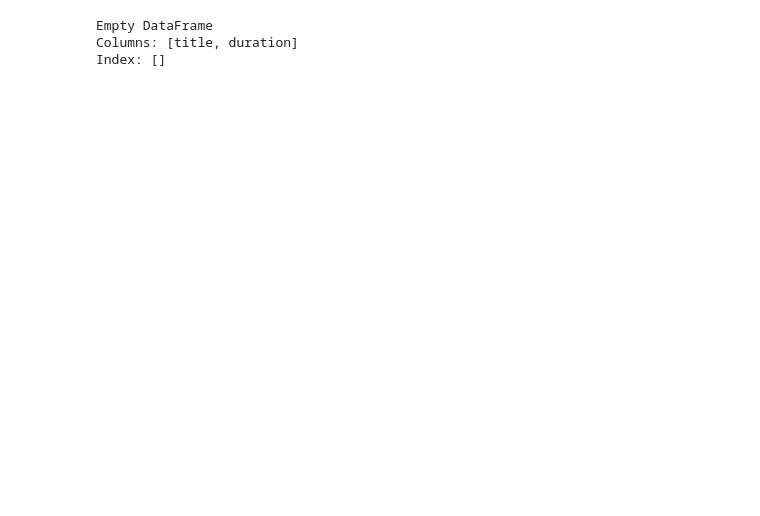
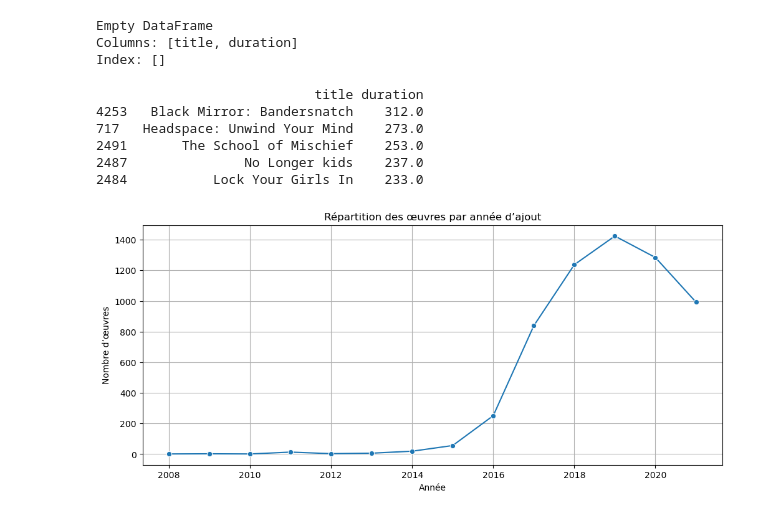
Before and after one commit to RayanneSadek/netflix-insights, a Jupyter notebook: Programme1.ipynb, the cells around one changed output. Saved outputs shown, nothing was run; the diff lists cells and outputs as text; code cells hidden in the pictures; blank space fills up the shorter version.

```diff
--- a/Programme1.ipynb
+++ b/Programme1.ipynb
@@ -436,3 +455,37 @@ print(top_series[['title', 'duration']])
 Empty DataFrame
 Columns: [title, duration]
 Index: []
+# %%
+# Filtrer les films
+movies = films[films['type'] == 'Movie'].copy()
+
+# S'assurer que la colonne est au bon format
+movies['duration'] = movies['duration'].astype(str)
+movies['duration_min'] = movies['duration'].str.extract(r'(\d+)').astype(float)
+
+top_movies = movies.sort_values(by='duration_min', ascending=False).head(5)
+print(top_movies[['title', 'duration']])
+# %% [output]
+                            title duration
+4253   Black Mirror: Bandersnatch    312.0
+717   Headspace: Unwind Your Mind    273.0
+2491       The School of Mischief    253.0
+2487               No Longer kids    237.0
+2484           Lock Your Girls In    233.0
+# %%
+# Convertir la colonne date
+films['date_added'] = pd.to_datetime(films['date_added'], errors='coerce')
+
+# Grouper par année
+films['year_added'] = films['date_added'].dt.year
+added_by_year = films['year_added'].value_counts().sort_index()
+
+plt.figure(figsize=(12, 5))
+sns.lineplot(x=added_by_year.index, y=added_by_year.values, marker='o')
+plt.title("Répartition des œuvres par année d’ajout")
+plt.xlabel("Année")
+plt.ylabel("Nombre d’œuvres")
+plt.grid(True)
+plt.show()
+# %% [output]
+[figure, added]
```
Also changed, not shown: parts of 3 cells of this notebook.
